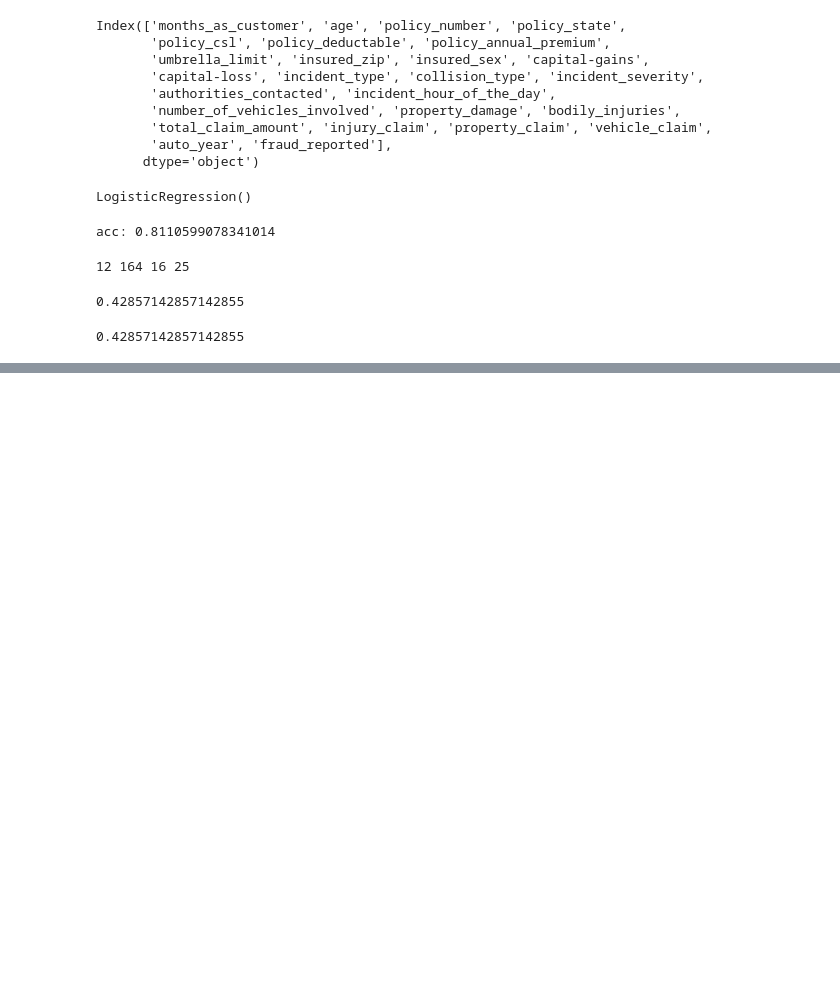
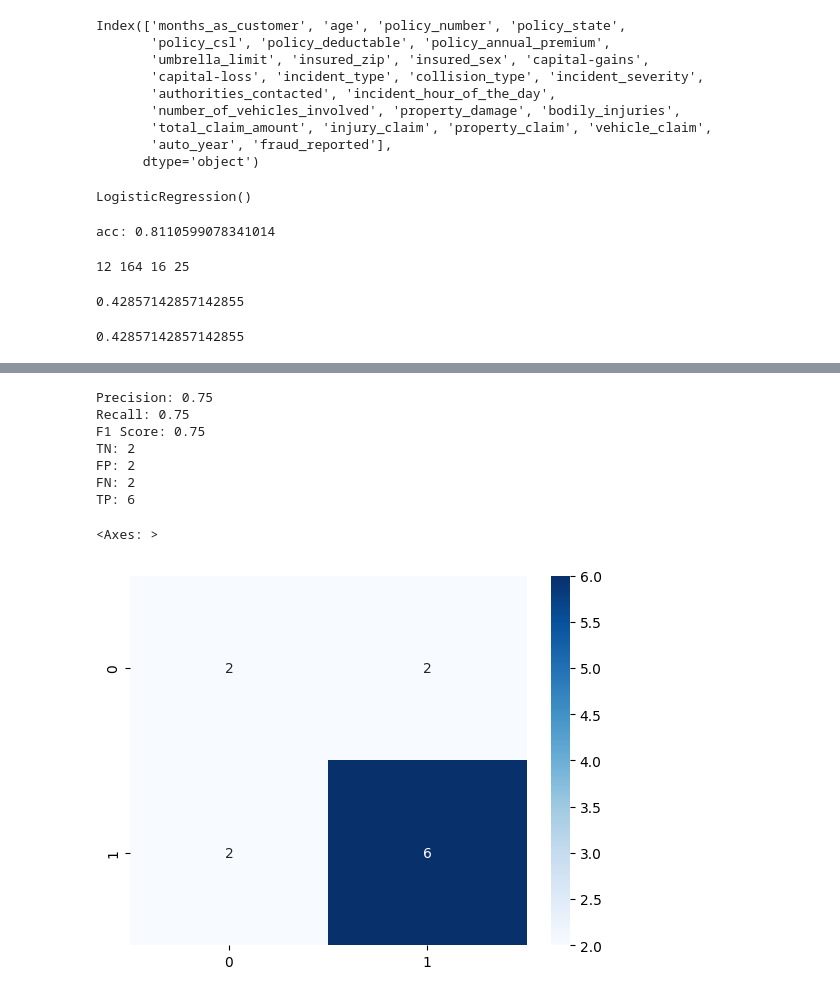
Before and after one commit to Farzinaayub/let-s_AI, a Jupyter notebook: DA21-B-ML-EVALUATION-2.ipynb, the cells around one changed output, grey strips where cells are left out. Saved outputs shown, nothing was run; the diff lists cells and outputs as text; code cells hidden in the pictures; blank space fills up the shorter version.

```diff
--- a/DA21-B-ML-EVALUATION-2.ipynb
+++ b/DA21-B-ML-EVALUATION-2.ipynb
@@ -184,0 +259,36 @@ print(Recall)
+# %%
+cm2=confusion_matrix(Actual_Values,pred_val)
+# Calculate Precision
+precision = precision_score(Actual_Values, pred_val)
+
+# Calculate Recall
+recall = recall_score(Actual_Values, pred_val)
+
+# Calculate F1 Score
+f1 = f1_score(Actual_Values, pred_val)
+
+# Print the results
+print("Precision:", precision)
+print("Recall:", recall)
+print("F1 Score:", f1)
+
+TN=cm2[0,0]
+FP=cm2[0,1]
+FN=cm2[1,0]
+TP = cm2[1,1]
+
+print("TN:",TN)
+print("FP:",FP)
+print("FN:",FN)
+print("TP:",TP)
+sns.heatmap(cm2,annot=True,fmt='d',cmap='Blues')
+# %% [output]
+Precision: 0.75
+Recall: 0.75
+F1 Score: 0.75
+TN: 2
+FP: 2
+FN: 2
+TP: 6
+<Axes: >
+[figure, added]
```
Also changed, not shown: parts of 24 cells of this notebook.
